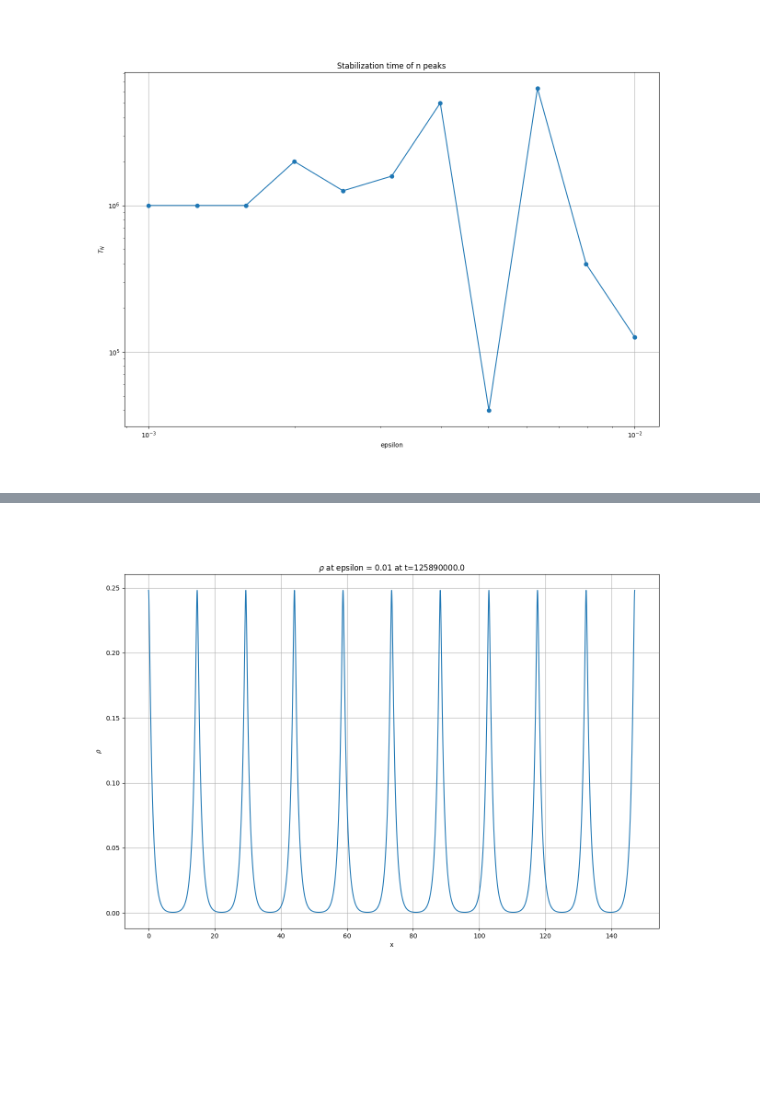
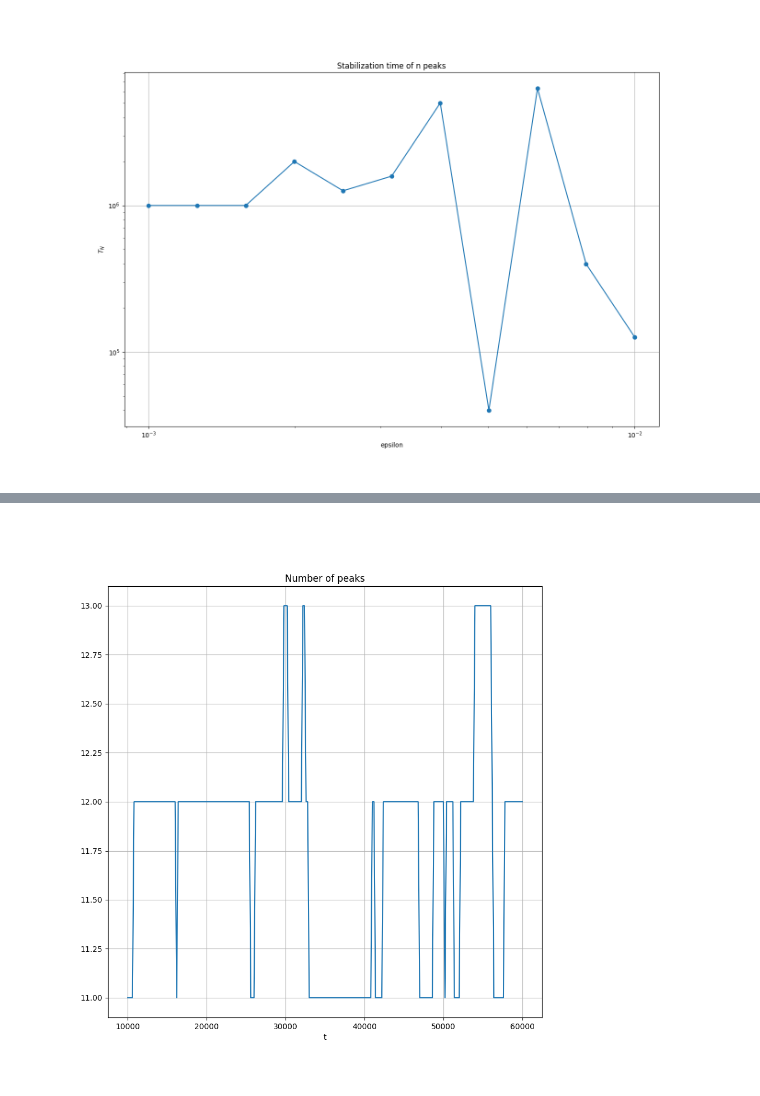
Before and after one commit to dknatan/KS_data_analysis, a Jupyter notebook: peaks_analysis/h5_peak_analysis.ipynb, the cells around one changed output, grey strips where cells are left out. Cells and saved outputs as stored; diff of their text form; code cells hidden in the pictures; blank space fills up the shorter version.

```diff
--- a/peaks_analysis/h5_peak_analysis.ipynb
+++ b/peaks_analysis/h5_peak_analysis.ipynb
@@ -130,6 +130,24 @@ class Comsol_data_analysis:
 
     def _index2u(self, indicies):
         return np.array(self.file[self._index2path(indicies)])
+
+def find_half_peaks(signal, *args):
+    peaks = find_peaks(signal, *args)[0]
+    half_peaks = find_peaks(np.convolve(signal, np.ones(5)/5., mode='same'), *args)[0]
+    if len(peaks) == len(half_peaks):
+        return peaks
+    elif len(peaks) == len(half_peaks) - 2:
+        return np.array([0] + list(peaks) + [len(signal)-1])
+    elif len(peaks) == len(half_peaks) - 1:
+        if half_peaks[0] <= 5:
+            return np.array([0] + list(peaks))
+        elif half_peaks[-1] >= len(half_peaks) - 5:
+            return np.array(list(peaks) + [len(signal)-1])
+        else:
+            raise(IndexError)
+    else:
+        # probably convolve killed some peaks (random begining), so just ignore this
+        return peaks
 # %%
 # h5 file(s) location
 path_to_h5_files = "/scratch/n/Natan.Dominko/h5_data/"
@@ -142,13 +160,13 @@ Files in current directory: ['logistic_t_1e10_eps_1e2-1e3.h5', 'test.h5']
 # %%
 # h5 to np array
 # --------------
-filename = 'logistic_t_1e10_eps_1e2-1e3.h5'
+filename = 'logistic_t_1e5_eps_1e2_1.h5'
 # ini file
 h5file = Comsol_data_analysis(filename, path_to_h5_files)
 h5file.print()
 
 # memory in MB
-print(f"Array size in Mb: {8 * np.prod(np.array(h5file.shape)) / 1000000}, it will take around {8 * np.prod(np.array(h5file.shape)) / 1000000 * 10} seconds. Consider before constructing numpy array.")
-pde_sol = h5file.analyse((lambda u: u), outsize=h5file.nx)
+print(f"Array size in Mb: {8 * np.prod(np.array(h5file.shape)) * h5file.nx / 1000000}, it will take around {8 * np.prod(np.array(h5file.shape)) * h5file.nx / 1000000 * 10} seconds. Consider before constructing numpy array.")
+pde_sol = h5file.analyse((lambda u: u), outsize=int(h5file.nx))
 # %% [output]
 ['c', 'rho']
@@ -175,7 +195,10 @@ peaks_diff_array = h5file.analyse(peaks_diff, outtype=np.ndarray)
 # --------------
 # get N peaks with oofp function
 def n_peaks(u):
-    return len(np.array(h5file.x_range[find_peaks(u)[0]])) + 1
+    # compute both find_peaks and find_half_peaks and compare
+    n_peaks_bulk = len(np.array(h5file.x_range[find_peaks(u)[0]]))
+    n_peaks_edge = len(np.array(h5file.x_range[find_half_peaks(u)]))
+    return n_peaks_bulk + (n_peaks_edge - n_peaks_bulk)/2.
 
 n_peaks_array = h5file.analyse(n_peaks)
 # %%
@@ -352,15 +368,13 @@ np.shape(h5file.t_range[np.newaxis, np.newaxis, :])
 # %%
-# peaks distance in time @ many epsilon
+# number of peaks in time @ many epsilon
 i = 0
-j = -1
-k = -20
-plt.close("all")
-fig, ax = plt.subplots(1, figsize=(15,10))
-ax.plot(h5file.x_range, pde_sol[i,j,k,:])
-ax.set_xlabel('x')
-ax.set_ylabel('$\\rho$')
-ax.set_title(f'$\\rho$ at epsilon = {h5file.variables[1]["epsilon"][j]} at t={h5file.t_range[k]}')
+j = 0
+fig, ax = plt.subplots(1, figsize=(10,10))
+ax.plot(h5file.t_range, n_peaks_array[i,j])
+ax.set_xlabel('t')
+ax.set_title(f'Number of peaks')
+# ax.set_xscale('log')
 ax.grid()
 plt.show()
 # %% [output]
-[figure, old version]
+[figure, new version]
```
Also changed, not shown: parts of 24 cells of this notebook, 4 other files.
